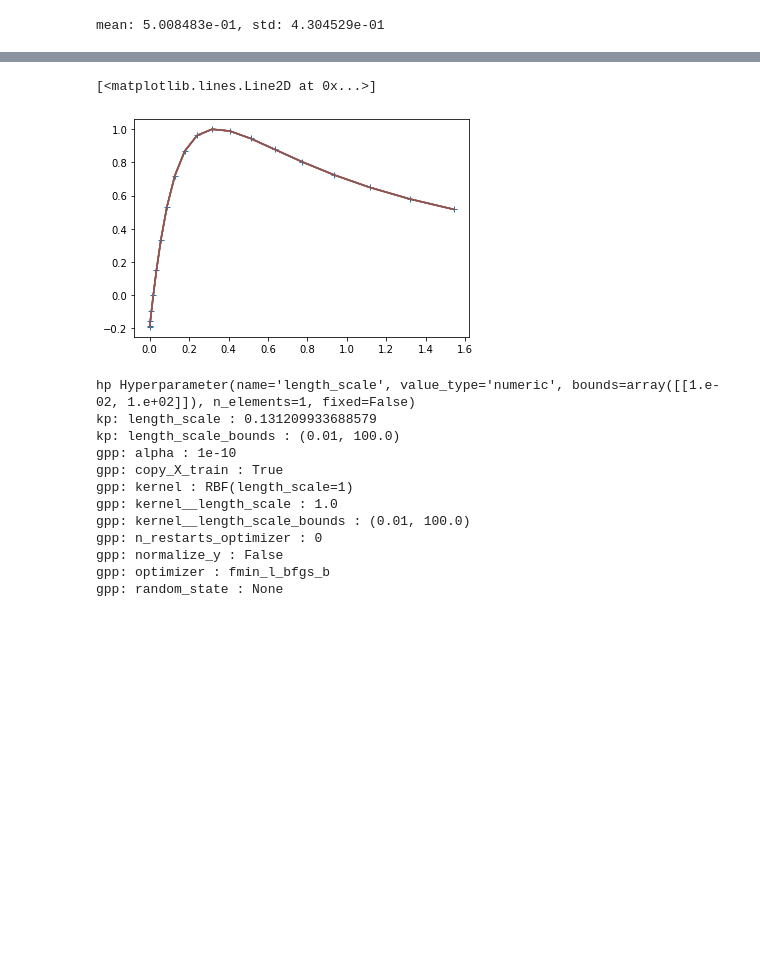
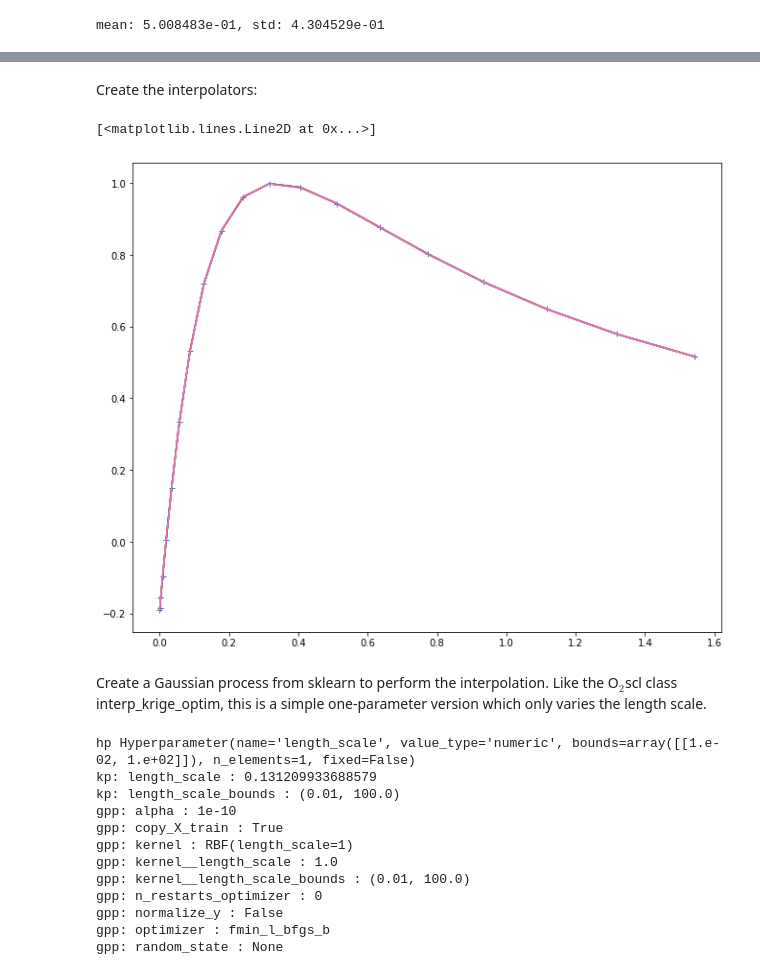
Before and after one commit to awsteiner/o2sclpy, a Jupyter notebook: doc/static/examples/interp.ipynb, the cells around one changed output, grey strips where cells are left out. Saved outputs shown, nothing was run; the diff lists cells and outputs as text; code cells hidden in the pictures; blank space fills up the shorter version.

Commit message:
Updating python interface for krige.

```diff
--- a/doc/static/examples/interp.ipynb
+++ b/doc/static/examples/interp.ipynb
@@ -62,21 +56,36 @@ iv_stef.set(20,xp,yp,o2sclpy.itp_steffen)
+# %% [markdown]
+Create the interpolators:
 # %%
-iv_ko=o2sclpy.interp_vec(link)
-iv_ko.set(20,xp,yp,o2sclpy.itp_steffen)
+iv_lin=o2sclpy.interp_vec(link)
+iv_lin.set(20,xp,yp,o2sclpy.itp_linear)
+iv_csp=o2sclpy.interp_vec(link)
+iv_csp.set(20,xp,yp,o2sclpy.itp_cspline)
+iv_aki=o2sclpy.interp_vec(link)
+iv_aki.set(20,xp,yp,o2sclpy.itp_akima)
+iv_mon=o2sclpy.interp_vec(link)
+iv_mon.set(20,xp,yp,o2sclpy.itp_monotonic)
+iv_stef=o2sclpy.interp_vec(link)
+iv_stef.set(20,xp,yp,o2sclpy.itp_steffen)
+iv_ko=o2sclpy.interp_krige_optim(link)
+iv_ko.set(20,xp,yp,True)
 # %%
 plot.plot(xa,ya,lw=0,marker='+')
 plot.plot(xa,[iv_lin.eval(xa[i])*s+m for i in range(0,20)])
 plot.plot(xa,[iv_csp.eval(xa[i])*s+m for i in range(0,20)])
 plot.plot(xa,[iv_aki.eval(xa[i])*s+m for i in range(0,20)])
 plot.plot(xa,[iv_mon.eval(xa[i])*s+m for i in range(0,20)])
 plot.plot(xa,[iv_stef.eval(xa[i])*s+m for i in range(0,20)])
+plot.plot(xa,[iv_ko.eval(xa[i])*s+m for i in range(0,20)])
 # %% [output]
 [<matplotlib.lines.Line2D at 0x...>]
-[figure, old version]
+[figure, new version]
 # %%
 max=xa[19]
 xb=[i/2000.0*max for i in range(0,2001)]
 # %%
 xa2=numpy.array(xa).reshape(-1,1)
+# %% [markdown]
+Create a Gaussian process from sklearn to perform the interpolation. Like the O$_2$scl class interp_krige_optim, this is a simple one-parameter version which only varies the length scale.
 # %%
 kernel=RBF(1.0,(1.0e-2,1.0e2))
 gpr=GaussianProcessRegressor(kernel=kernel).fit(xa2,ya)
```
Also changed, not shown: parts of 10 cells of this notebook, 1 other file.
